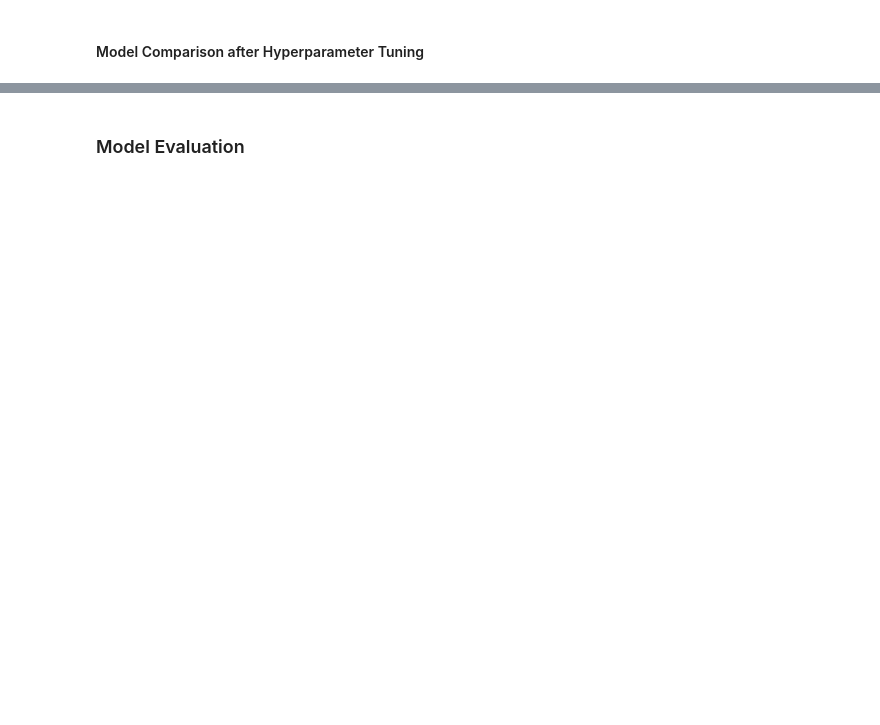
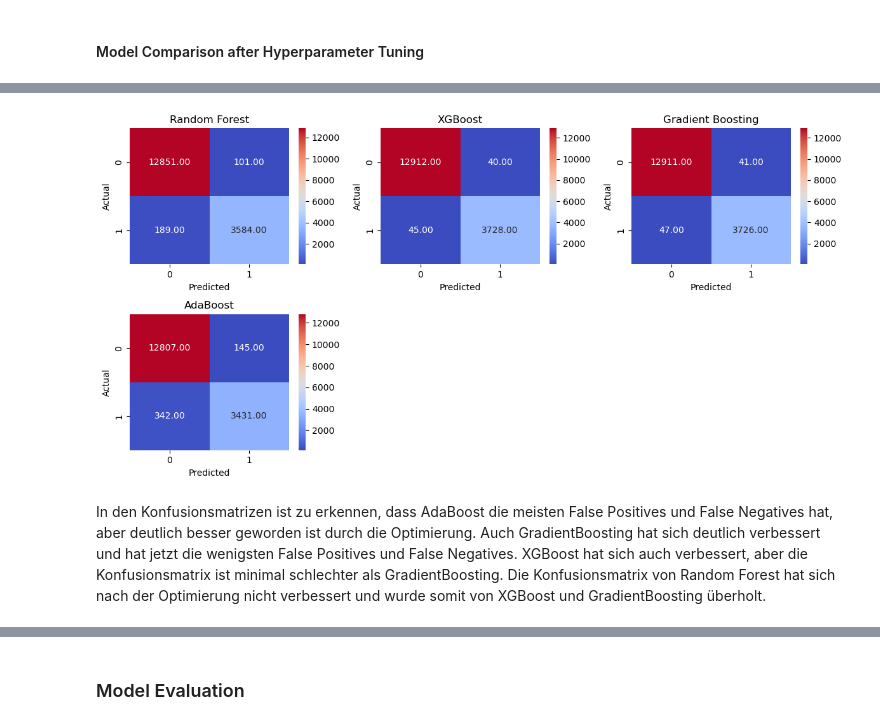
Before and after one commit to ahirsch-github/flight-price-prediction, a Jupyter notebook: flight_price_prediction_2_0.ipynb, the cells around one changed output, grey strips where cells are left out. Cells and saved outputs as stored; diff of their text form; code cells hidden in the pictures; blank space fills up the shorter version.

```diff
--- a/flight_price_prediction_2_0.ipynb
+++ b/flight_price_prediction_2_0.ipynb
@@ -2168,0 +2210,11 @@ optimizer.maximize(n_iter=20, init_points=10)
+# %%
+# Initialize the optimizer
+optimizer = BayesianOptimization(f=optimize, pbounds={
+    'n_estimators': (350, 900),
+    'max_depth': (20, 55),
+    'min_samples_split': (20, 45),
+    'min_samples_leaf': (4, 6)
+})
+
+# Perform the optimization
+optimizer.maximize(n_iter=20, init_points=10)
@@ -2169,7 +2239,7 @@ optimizer.maximize(n_iter=20, init_points=10)
 # %%
 # retrains the model with the best parameters
-# gbc_best_params = optimizer.max['params']
-gbc_best_params = {'max_depth': 30.46, 'min_samples_leaf': 3.279, 'min_samples_split': 46.81, 'n_estimators': 520.1}
+gbc_best_params = optimizer.max['params']
+# gbc_best_params = {'max_depth': 30.46, 'min_samples_leaf': 3.279, 'min_samples_split': 46.81, 'n_estimators': 520.1}
 
 gbc_best_params['n_estimators'] = int(round(gbc_best_params['n_estimators']))
 gbc_best_params['max_depth'] = int(round(gbc_best_params['max_depth']))
@@ -2228,7 +2317,16 @@ optimizer.maximize(n_iter=20, init_points=10)
+# %%
+# Initialize the optimizer
+optimizer = BayesianOptimization(f=optimize, pbounds={
+    'n_estimators': (650, 950),
+    'learning_rate': (0.4, 0.6)
+}, random_state=42)
+
+# Perform the optimization
+optimizer.maximize(n_iter=20, init_points=10)
 # %%
 # retrains the model with the best parameters
-# abc_best_params = optimizer.max['params']
-abc_best_params = {'learning_rate': 0.5, 'n_estimators': 931.7}
+abc_best_params = optimizer.max['params']
+# abc_best_params = {'learning_rate': 0.5, 'n_estimators': 931.7}
 
 abc_best_params['n_estimators'] = int(round(abc_best_params['n_estimators']))
 abc_best_params['learning_rate'] = abc_best_params['learning_rate']
@@ -2246,3 +2384,11 @@ custom_score_abc_optimized = custom_score(X_test, df_copy, abc_optimized_pred)
+# %%
+y_preds = [rfc_optimized_pred, xgb_optimized_pred, gbc_optimized_pred, abc_optimized_pred]
+model_names = ['Random Forest', 'XGBoost', 'Gradient Boosting', 'AdaBoost']
+plot_confusion_matrices(y_test, y_preds, model_names)
+# %% [output]
+[figure, added]
+# %% [markdown]
+In den Konfusionsmatrizen ist zu erkennen, dass AdaBoost die meisten False Positives und False Negatives hat, aber deutlich besser geworden ist durch die Optimierung. Auch GradientBoosting hat sich deutlich verbessert und hat jetzt die wenigsten False Positives und False Negatives. XGBoost hat sich auch verbessert, aber die Konfusionsmatrix ist minimal schlechter als GradientBoosting. Die Konfusionsmatrix von Random Forest hat sich nach der Optimierung nicht verbessert und wurde somit von XGBoost und GradientBoosting überholt.
 # %%
 # print the mean of the cv scores in a table
 table_optimized_scores_cv = PrettyTable()
```
Also changed, not shown: parts of 87 cells of this notebook.
